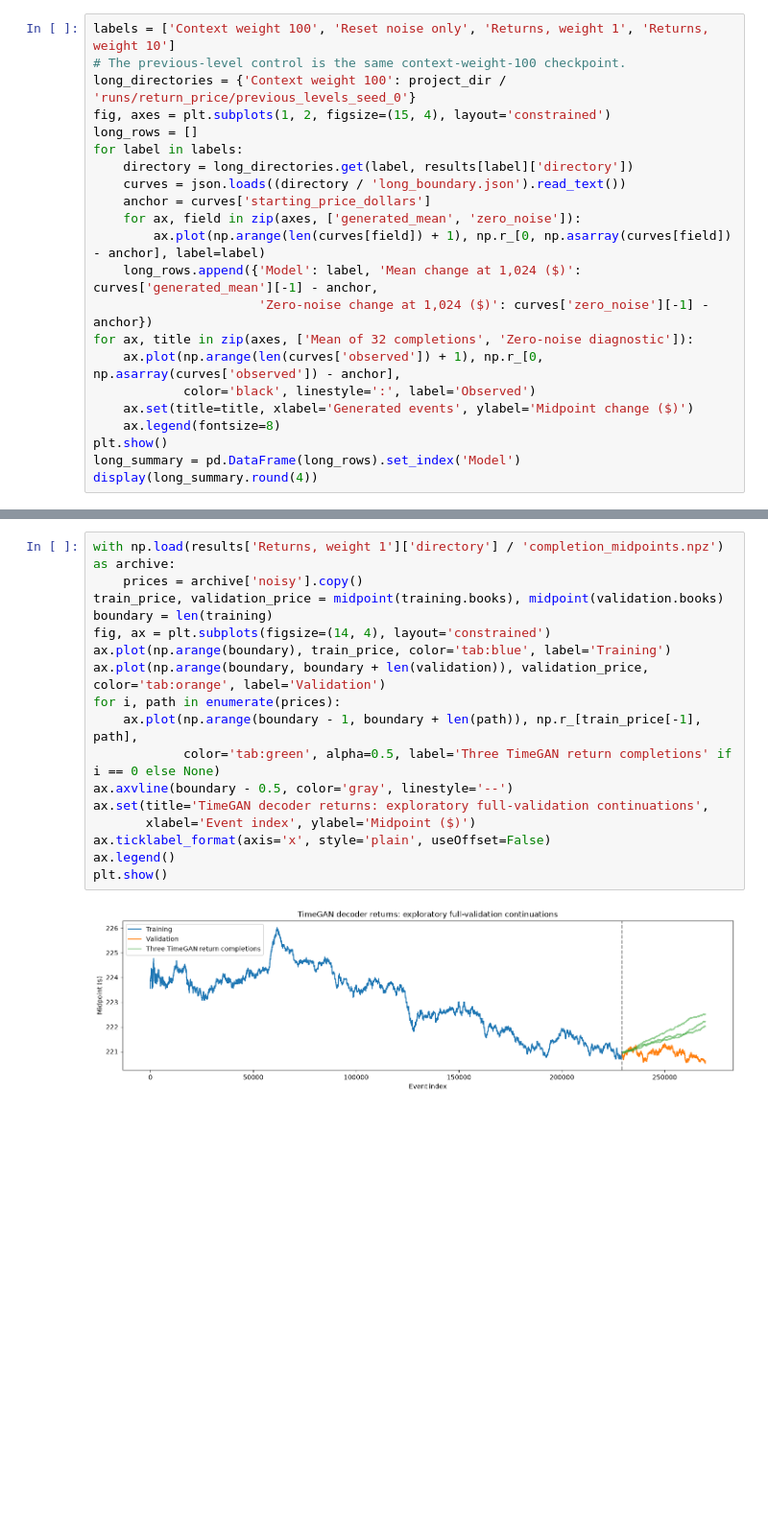
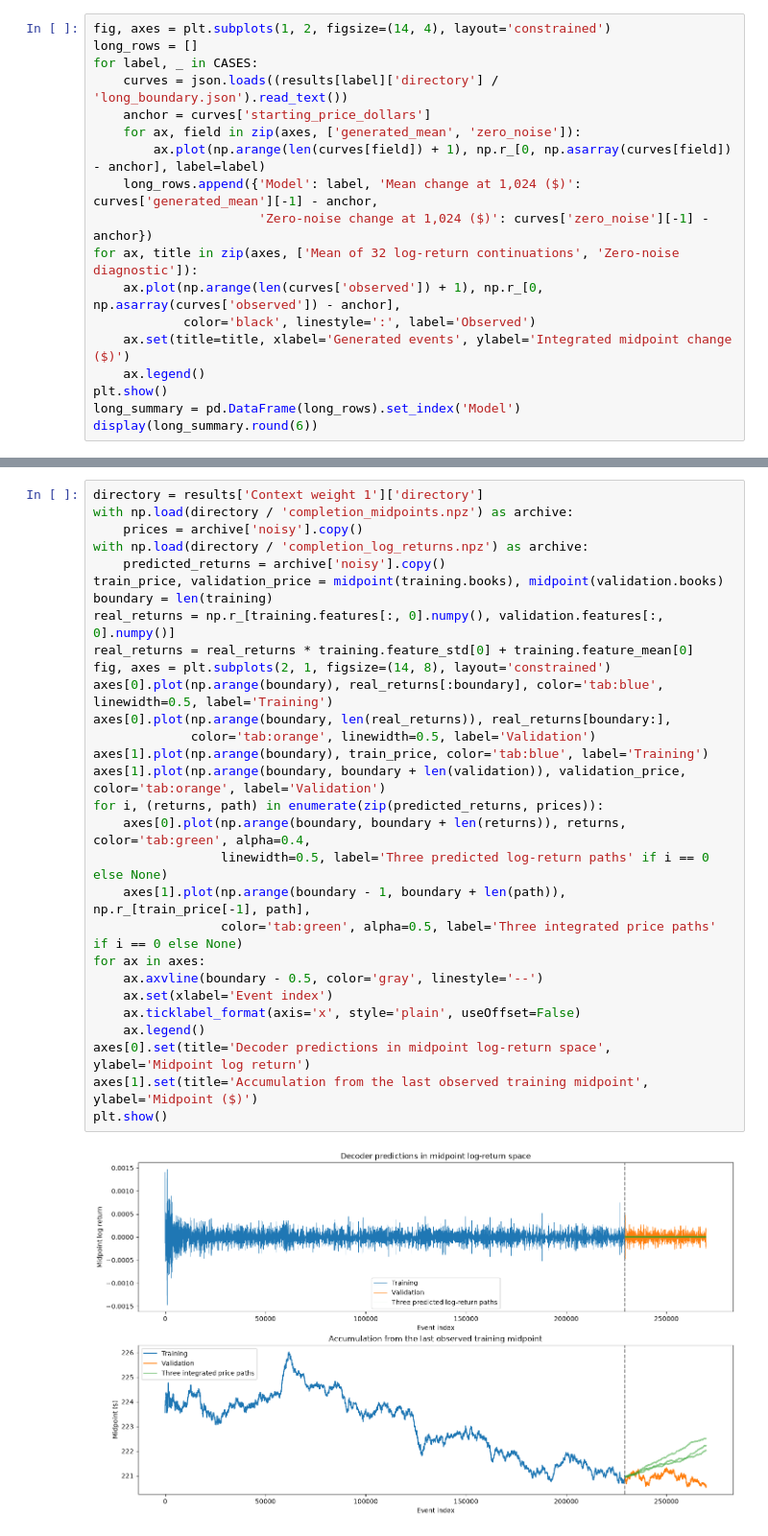
Before and after one commit to carsonalh/PatternAnalysis-2026, a Jupyter notebook: recognition/notebooks/lobster_timegan_return_dynamics.ipynb, the cells around one changed output, grey strips where cells are left out. Shown at 96% size. Drawn from its saved outputs; the diff is of its cells as text; blank space fills up the shorter version.

```diff
--- a/recognition/notebooks/lobster_timegan_return_dynamics.ipynb
+++ b/recognition/notebooks/lobster_timegan_return_dynamics.ipynb
@@ -239,23 +170,19 @@ continuation horizon and must show that residual bias rather than hide it.
 # %%
-labels = ['Context weight 100', 'Reset noise only', 'Returns, weight 1', 'Returns, weight 10']
-# The previous-level control is the same context-weight-100 checkpoint.
-long_directories = {'Context weight 100': project_dir / 'runs/return_price/previous_levels_seed_0'}
-fig, axes = plt.subplots(1, 2, figsize=(15, 4), layout='constrained')
+fig, axes = plt.subplots(1, 2, figsize=(14, 4), layout='constrained')
 long_rows = []
-for label in labels:
-    directory = long_directories.get(label, results[label]['directory'])
-    curves = json.loads((directory / 'long_boundary.json').read_text())
+for label, _ in CASES:
+    curves = json.loads((results[label]['directory'] / 'long_boundary.json').read_text())
     anchor = curves['starting_price_dollars']
     for ax, field in zip(axes, ['generated_mean', 'zero_noise']):
         ax.plot(np.arange(len(curves[field]) + 1), np.r_[0, np.asarray(curves[field]) - anchor], label=label)
     long_rows.append({'Model': label, 'Mean change at 1,024 ($)': curves['generated_mean'][-1] - anchor,
                       'Zero-noise change at 1,024 ($)': curves['zero_noise'][-1] - anchor})
-for ax, title in zip(axes, ['Mean of 32 completions', 'Zero-noise diagnostic']):
+for ax, title in zip(axes, ['Mean of 32 log-return continuations', 'Zero-noise diagnostic']):
     ax.plot(np.arange(len(curves['observed']) + 1), np.r_[0, np.asarray(curves['observed']) - anchor],
             color='black', linestyle=':', label='Observed')
-    ax.set(title=title, xlabel='Generated events', ylabel='Midpoint change ($)')
-    ax.legend(fontsize=8)
+    ax.set(title=title, xlabel='Generated events', ylabel='Integrated midpoint change ($)')
+    ax.legend()
 plt.show()
 long_summary = pd.DataFrame(long_rows).set_index('Model')
-display(long_summary.round(4))
+display(long_summary.round(6))
 # %% [output]
@@ -278,20 +201,32 @@ book-structure and temporal checks.
 # %%
-with np.load(results['Returns, weight 1']['directory'] / 'completion_midpoints.npz') as archive:
+directory = results['Context weight 1']['directory']
+with np.load(directory / 'completion_midpoints.npz') as archive:
     prices = archive['noisy'].copy()
+with np.load(directory / 'completion_log_returns.npz') as archive:
+    predicted_returns = archive['noisy'].copy()
 train_price, validation_price = midpoint(training.books), midpoint(validation.books)
 boundary = len(training)
-fig, ax = plt.subplots(figsize=(14, 4), layout='constrained')
-ax.plot(np.arange(boundary), train_price, color='tab:blue', label='Training')
-ax.plot(np.arange(boundary, boundary + len(validation)), validation_price, color='tab:orange', label='Validation')
-for i, path in enumerate(prices):
-    ax.plot(np.arange(boundary - 1, boundary + len(path)), np.r_[train_price[-1], path],
-            color='tab:green', alpha=0.5, label='Three TimeGAN return completions' if i == 0 else None)
-ax.axvline(boundary - 0.5, color='gray', linestyle='--')
-ax.set(title='TimeGAN decoder returns: exploratory full-validation continuations',
-       xlabel='Event index', ylabel='Midpoint ($)')
-ax.ticklabel_format(axis='x', style='plain', useOffset=False)
-ax.legend()
+real_returns = np.r_[training.features[:, 0].numpy(), validation.features[:, 0].numpy()]
+real_returns = real_returns * training.feature_std[0] + training.feature_mean[0]
+fig, axes = plt.subplots(2, 1, figsize=(14, 8), layout='constrained')
+axes[0].plot(np.arange(boundary), real_returns[:boundary], color='tab:blue', linewidth=0.5, label='Training')
+axes[0].plot(np.arange(boundary, len(real_returns)), real_returns[boundary:],
+             color='tab:orange', linewidth=0.5, label='Validation')
+axes[1].plot(np.arange(boundary), train_price, color='tab:blue', label='Training')
+axes[1].plot(np.arange(boundary, boundary + len(validation)), validation_price, color='tab:orange', label='Validation')
+for i, (returns, path) in enumerate(zip(predicted_returns, prices)):
+    axes[0].plot(np.arange(boundary, boundary + len(returns)), returns, color='tab:green', alpha=0.4,
+                 linewidth=0.5, label='Three predicted log-return paths' if i == 0 else None)
+    axes[1].plot(np.arange(boundary - 1, boundary + len(path)), np.r_[train_price[-1], path],
+                 color='tab:green', alpha=0.5, label='Three integrated price paths' if i == 0 else None)
+for ax in axes:
+    ax.axvline(boundary - 0.5, color='gray', linestyle='--')
+    ax.set(xlabel='Event index')
+    ax.ticklabel_format(axis='x', style='plain', useOffset=False)
+    ax.legend()
+axes[0].set(title='Decoder predictions in midpoint log-return space', ylabel='Midpoint log return')
+axes[1].set(title='Accumulation from the last observed training midpoint', ylabel='Midpoint ($)')
 plt.show()
 # %% [output]
-[figure, old version]
+[figure, new version]
 # %%
```
Also changed, not shown: parts of 11 cells of this notebook, 13 other files.
